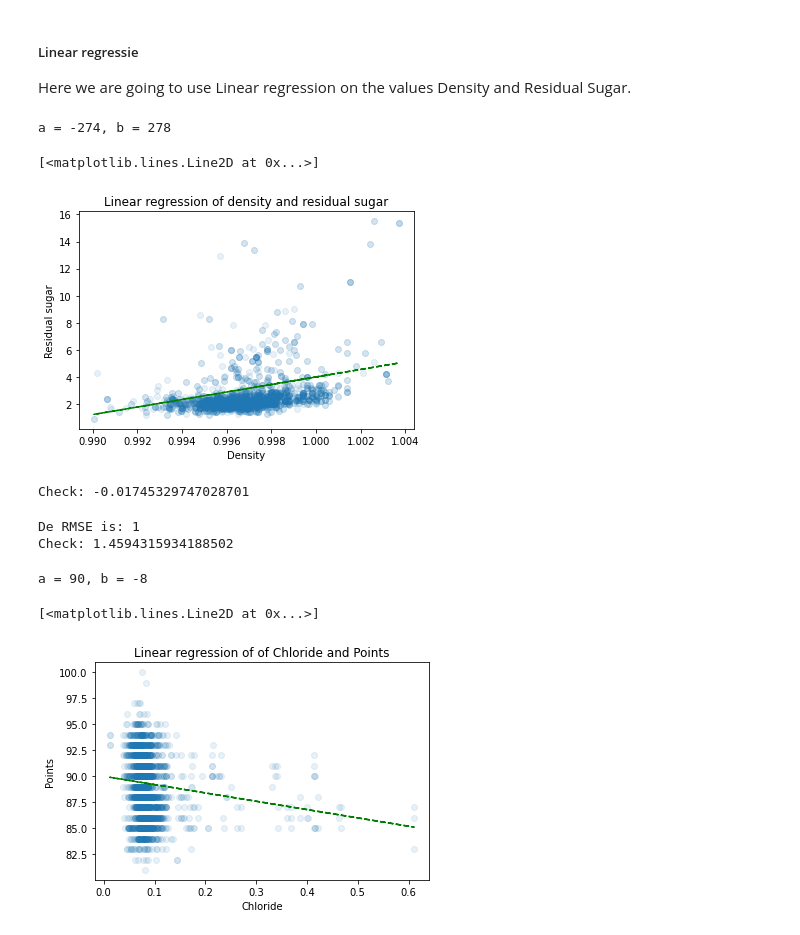
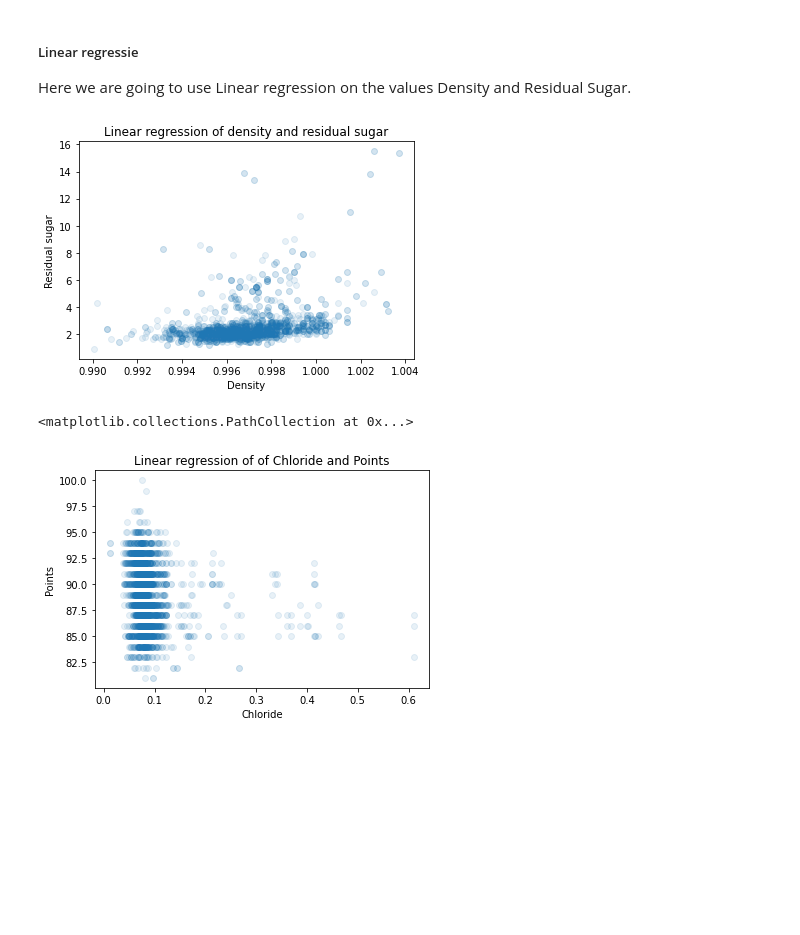
Before and after one commit to Johanvandeglind/cm_red_wine_group_7, a Jupyter notebook: Read datapack.ipynb, the cells around one changed output. Saved outputs shown, nothing was run; the diff lists cells and outputs as text; code cells hidden in the pictures; blank space fills up the shorter version.

```diff
--- a/Read datapack.ipynb
+++ b/Read datapack.ipynb
@@ -315,10 +360,10 @@ def sep_name_year(name):
             usableyears += 1
             return year
         else:
-            return 0
+            return np.nan
     else:
 
-        return 0
+        return np.nan
 
 
 df['year'] = df.title.copy()
@@ -397,60 +439,25 @@ plt.scatter(df['chlorides'],df['points'], alpha=0.3)
 Here we are going to use Linear regression on the values Density and Residual Sugar.
 # %%
 #df.plot.scatter(x='density',y='residual_sugar', c='DarkBlue')
+df_tmp = df.copy()
+df_tmp.dropna(inplace=True)
 plt.title('Linear regression of density and residual sugar')
 plt.xlabel('Density')
 plt.ylabel('Residual sugar')
-plt.scatter(df['density'],df['residual_sugar'], alpha=0.1)
+plt.scatter(df_tmp['density'],df_tmp['residual_sugar'], alpha=0.1)
 
-x = df.density.values.reshape(-1, 1)
-y = df.residual_sugar.values
-z = df.alcohol.values
-
-lr = LinearRegression()
-lr.fit(x,y)
-y1 = -274+278*x
-print('a = {:.0f}, b = {:.0f}'.format(lr.intercept_, lr.coef_[0]))
-
-plt.plot(x, y1,'--g', label = 'first try')
+x = df_tmp['density'].values.reshape(-1, 1)
+y = df_tmp['residual_sugar'].values
+z = df_tmp['alcohol'].values
 # %% [output]
-a = -274, b = 278
-[<matplotlib.lines.Line2D at 0x...>]
-[figure, old version]
+[figure, new version]
-# %%
-#print('Zonder ons model is de variantie van inkomen: {:.0f}'.format(np.var(df.inkomen)))
-af = df.copy()
-af['ypred'] = -274 + 278 * af.density
-#display(df)
-
-from sklearn.metrics import r2_score
-print('Check: {}'.format(r2_score(af.residual_sugar, af.ypred)))
-# %% [output]
-Check: -0.01745329747028701
-# %%
-RMSE = np.sqrt(np.mean((af.ypred - af.residual_sugar)**2))
-print('De RMSE is: {:.0f}'.format(RMSE))
-from sklearn.metrics import mean_squared_error
-print('Check: {}'.format(np.sqrt(mean_squared_error(af.residual_sugar, af.ypred))))
-# %% [output]
-De RMSE is: 1
-Check: 1.4594315934188502
 # %%
 #df.plot.scatter(x='density',y='residual_sugar', c='DarkBlue')
 plt.title('Linear regression of of Chloride and Points')
 plt.xlabel('Chloride')
 plt.ylabel('Points')
 plt.scatter(df['chlorides'],df['points'], alpha=0.1)
-
-x = df.chlorides.values.reshape(-1, 1)
-y = df.points.values
-lr = LinearRegression()
-lr.fit(x,y)
-y1 = 90+-8*x
-print('a = {:.0f}, b = {:.0f}'.format(lr.intercept_, lr.coef_[0]))
-
-plt.plot(x, y1,'--g', label = 'first try')
 # %% [output]
-a = 90, b = -8
+<matplotlib.collections.PathCollection at 0x...>
-[<matplotlib.lines.Line2D at 0x...>]
-[figure, old version]
+[figure, new version]
 # %%
```
Also changed, not shown: parts of 31 cells of this notebook, 5 other files.
